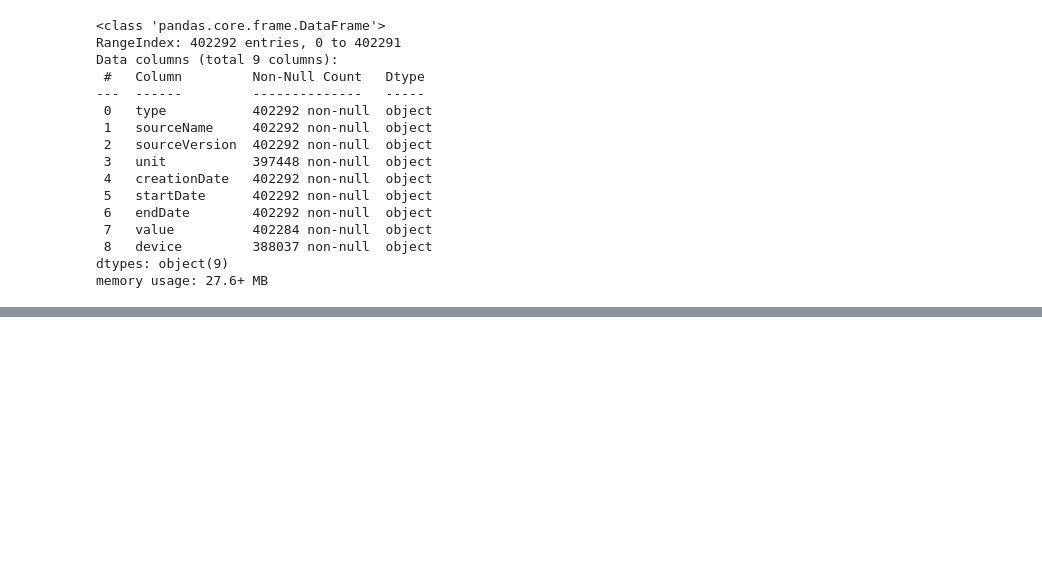
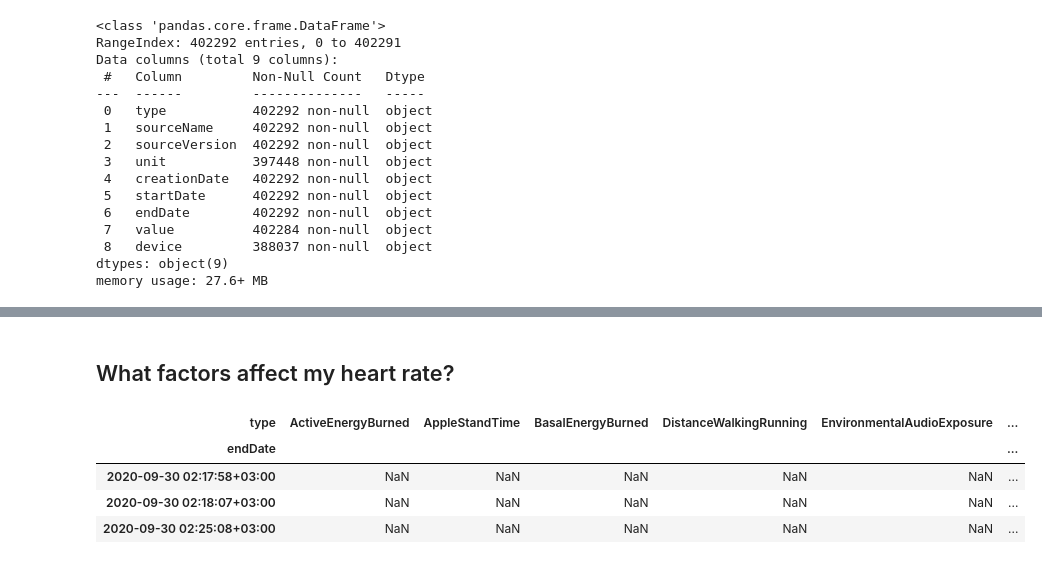
Before and after one commit to Doumham-Armah/AppleHealthAnalysis, a Jupyter notebook: health_analysis.ipynb, the cells around one changed output, grey strips where cells are left out. Drawn from its saved outputs; the diff is of its cells as text; code cells hidden in the pictures; blank space fills up the shorter version.

```diff
--- a/health_analysis.ipynb
+++ b/health_analysis.ipynb
@@ -65,0 +115,10 @@ memory usage: 27.6+ MB
+# %% [markdown]
+## What factors affect my heart rate?
+# %%
+df.head(3)
+# %% [output]
+| type | ActiveEnergyBurned | AppleStandTime | BasalEnergyBurned | DistanceWalkingRunning | EnvironmentalAudioExposure | ... |
+| endDate |  |  |  |  |  | ... |
+| 2020-09-30 02:17:58+03:00 | NaN | NaN | NaN | NaN | NaN | ... |
+| 2020-09-30 02:18:07+03:00 | NaN | NaN | NaN | NaN | NaN | ... |
+| 2020-09-30 02:25:08+03:00 | NaN | NaN | NaN | NaN | NaN | ... |
```
Also changed, not shown: parts of 18 cells of this notebook.
